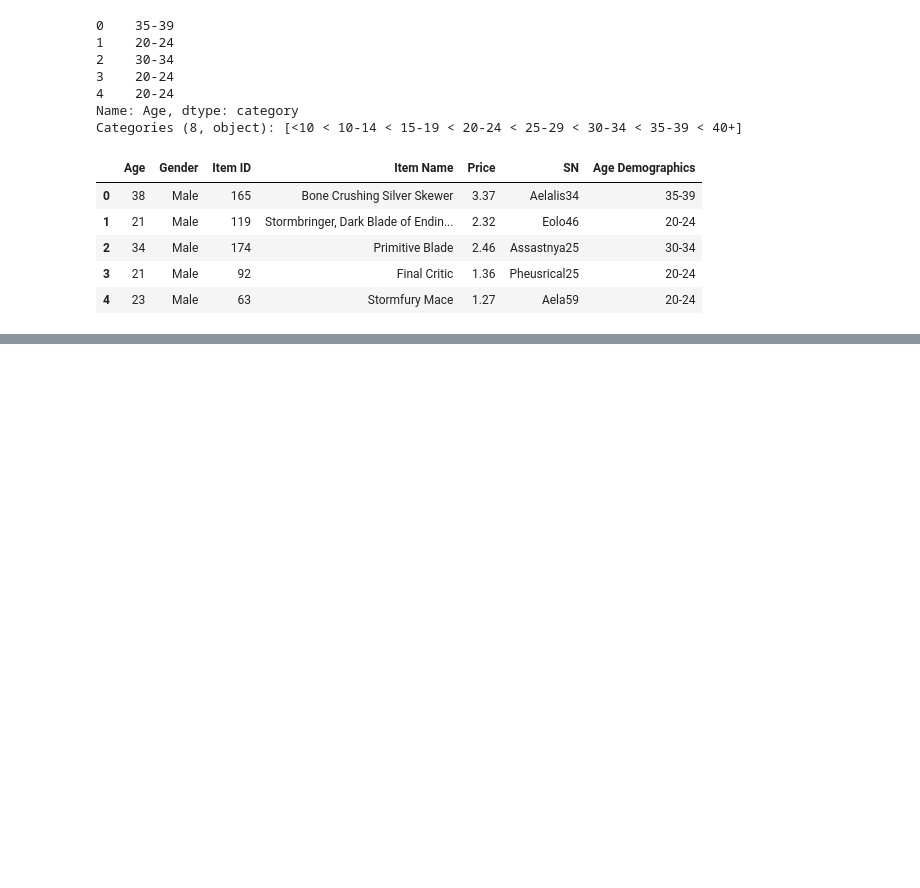
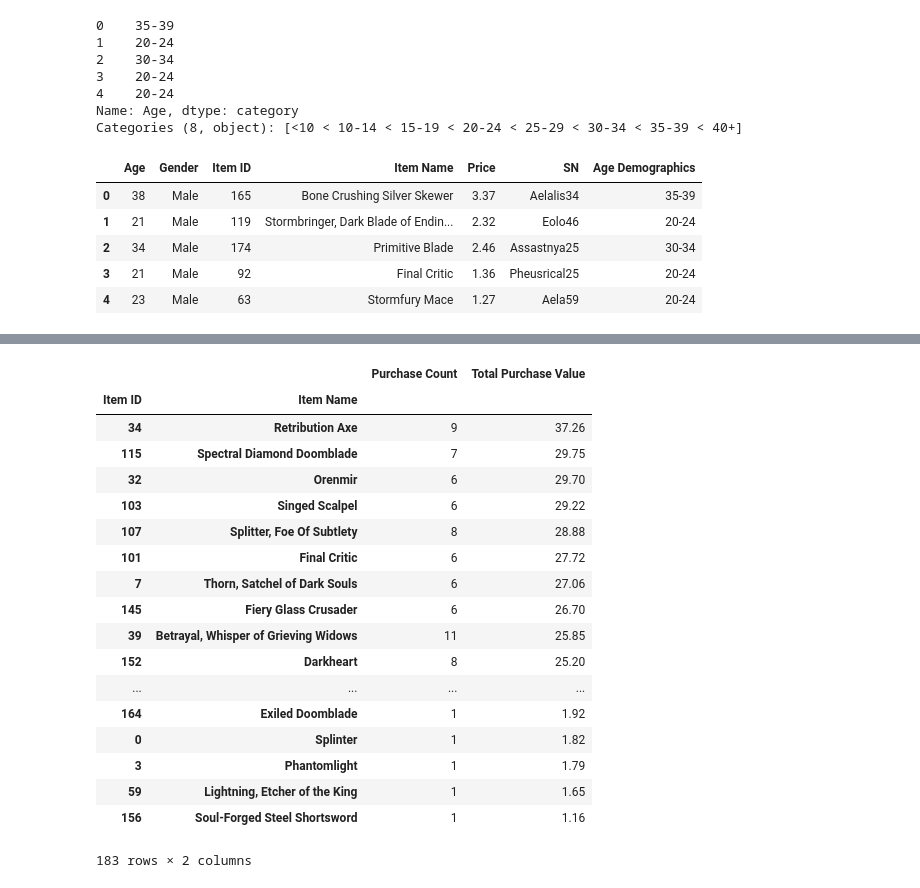
Before and after one commit to FutureGM/pythonPandas, a Jupyter notebook: Heroes of Pymoli.ipynb, the cells around one changed output, grey strips where cells are left out. Cells and saved outputs as stored; diff of their text form; code cells hidden in the pictures; blank space fills up the shorter version.

```diff
--- a/Heroes of Pymoli.ipynb
+++ b/Heroes of Pymoli.ipynb
@@ -310,0 +691,7 @@ Age
+# %%
+# Most Profitable Items
+mostProfit= file_1_DF.groupby(["Item ID","Item Name"]).sum()
+mostProfit.drop(mostProfit.columns[0], axis=1, inplace=True)
+mostProfit.rename(columns={"Price": "Total Purchase Value"}, inplace=True )
+mostProfit.sort_values("Total Purchase Value", ascending=False)
+mostProfit.nlargest(5, "Total Purchase Value")
@@ -310,0 +706,29 @@ Age
+# %%
+mostPurchaseCount= file_1_DF.groupby(["Item ID","Item Name"]).count()
+mostPurchaseCount.drop("Age", axis=1, inplace=True)
+mostPurchaseCount.drop("Gender", axis=1, inplace=True)
+mostPurchaseCount.drop("SN", axis=1, inplace=True)
+mostPurchaseCount.drop("Age Demographics", axis=1, inplace=True)
+mostPurchaseCount.rename(columns={"Price": "Purchase Count"}, inplace=True )
+PurchaseCountMP= pd.concat([mostPurchaseCount, mostProfit], axis=1)
+PurchaseCountMP.sort_values("Total Purchase Value", ascending=False)
+# %% [output]
+|  |  | Purchase Count | Total Purchase Value |
+| Item ID | Item Name |  |  |
+| 34 | Retribution Axe | 9 | 37.26 |
+| 115 | Spectral Diamond Doomblade | 7 | 29.75 |
+| 32 | Orenmir | 6 | 29.70 |
+| 103 | Singed Scalpel | 6 | 29.22 |
+| 107 | Splitter, Foe Of Subtlety | 8 | 28.88 |
+| 101 | Final Critic | 6 | 27.72 |
+| 7 | Thorn, Satchel of Dark Souls | 6 | 27.06 |
+| 145 | Fiery Glass Crusader | 6 | 26.70 |
+| 39 | Betrayal, Whisper of Grieving Widows | 11 | 25.85 |
+| 152 | Darkheart | 8 | 25.20 |
+| ... | ... | ... | ... |
+| 164 | Exiled Doomblade | 1 | 1.92 |
+| 0 | Splinter | 1 | 1.82 |
+| 3 | Phantomlight | 1 | 1.79 |
+| 59 | Lightning, Etcher of the King | 1 | 1.65 |
+| 156 | Soul-Forged Steel Shortsword | 1 | 1.16 |
+183 rows × 2 columns
```
Also changed, not shown: parts of 34 cells of this notebook.
